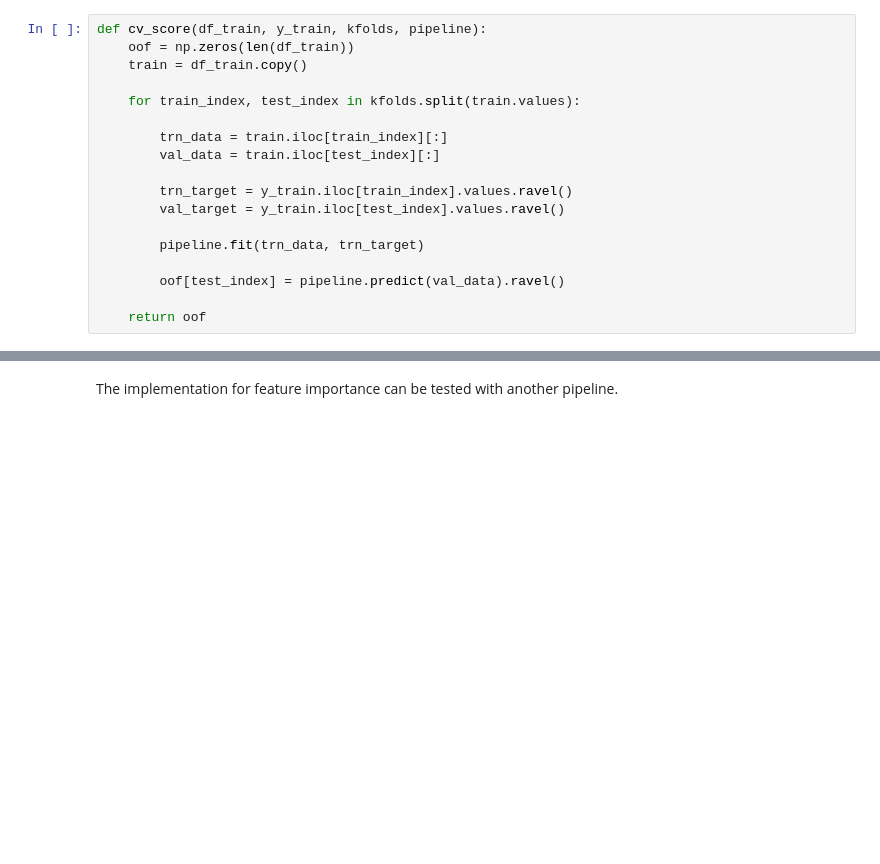
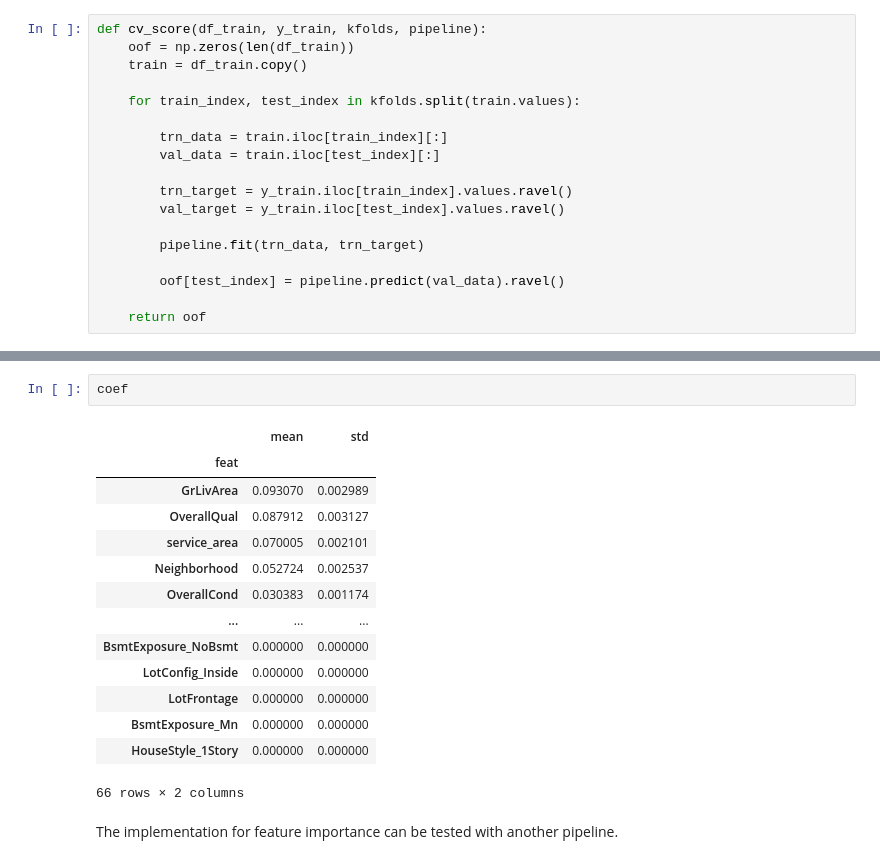
Before and after one commit to lucabasa/kaggle_competitions, a Jupyter notebook: houseprice/notebooks_source/04 - Model evaluation.ipynb, the cells around one changed output, grey strips where cells are left out. Drawn from its saved outputs; the diff is of its cells as text; blank space fills up the shorter version.

```diff
--- a/houseprice/notebooks_source/04 - Model evaluation.ipynb
+++ b/houseprice/notebooks_source/04 - Model evaluation.ipynb
@@ -145,3 +150,20 @@ get_coef(lasso_pipe)
+# %%
+coef
+# %% [output]
+|  | mean | std |
+| feat |  |  |
+| GrLivArea | 0.093070 | 0.002989 |
+| OverallQual | 0.087912 | 0.003127 |
+| service_area | 0.070005 | 0.002101 |
+| Neighborhood | 0.052724 | 0.002537 |
+| OverallCond | 0.030383 | 0.001174 |
+| ... | ... | ... |
+| BsmtExposure_NoBsmt | 0.000000 | 0.000000 |
+| LotConfig_Inside | 0.000000 | 0.000000 |
+| LotFrontage | 0.000000 | 0.000000 |
+| BsmtExposure_Mn | 0.000000 | 0.000000 |
+| HouseStyle_1Story | 0.000000 | 0.000000 |
+66 rows × 2 columns
 # %% [markdown]
 The implementation for feature importance can be tested with another pipeline.
 # %%
```
Also changed, not shown: parts of 15 cells of this notebook.
